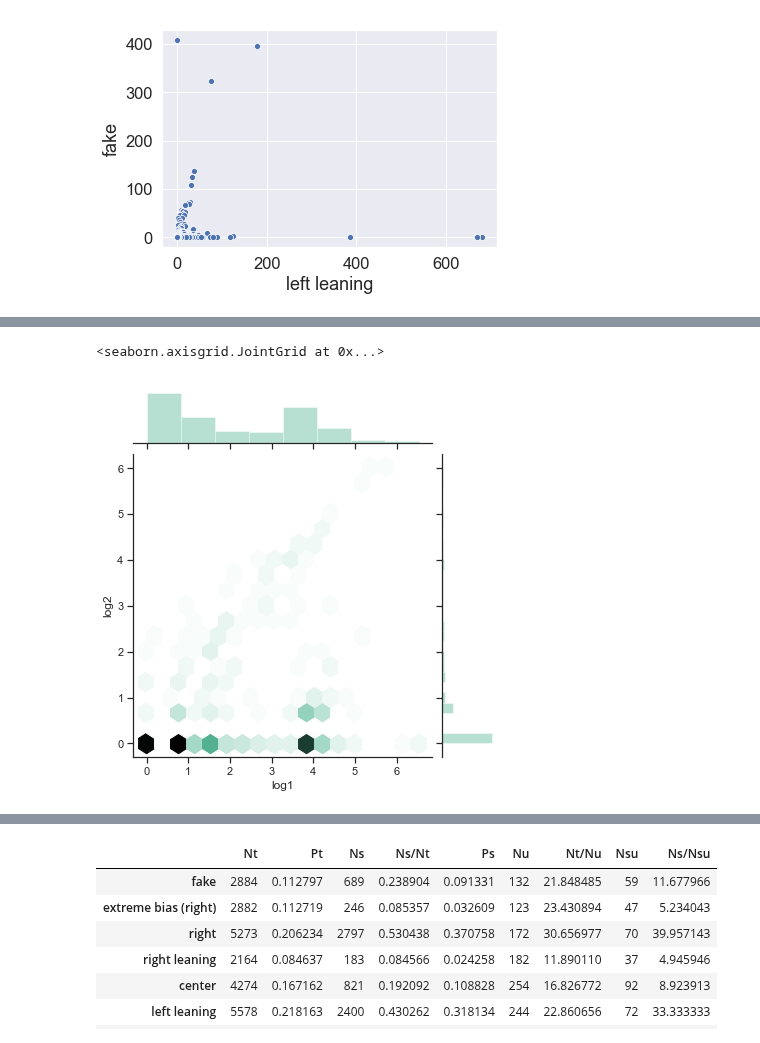
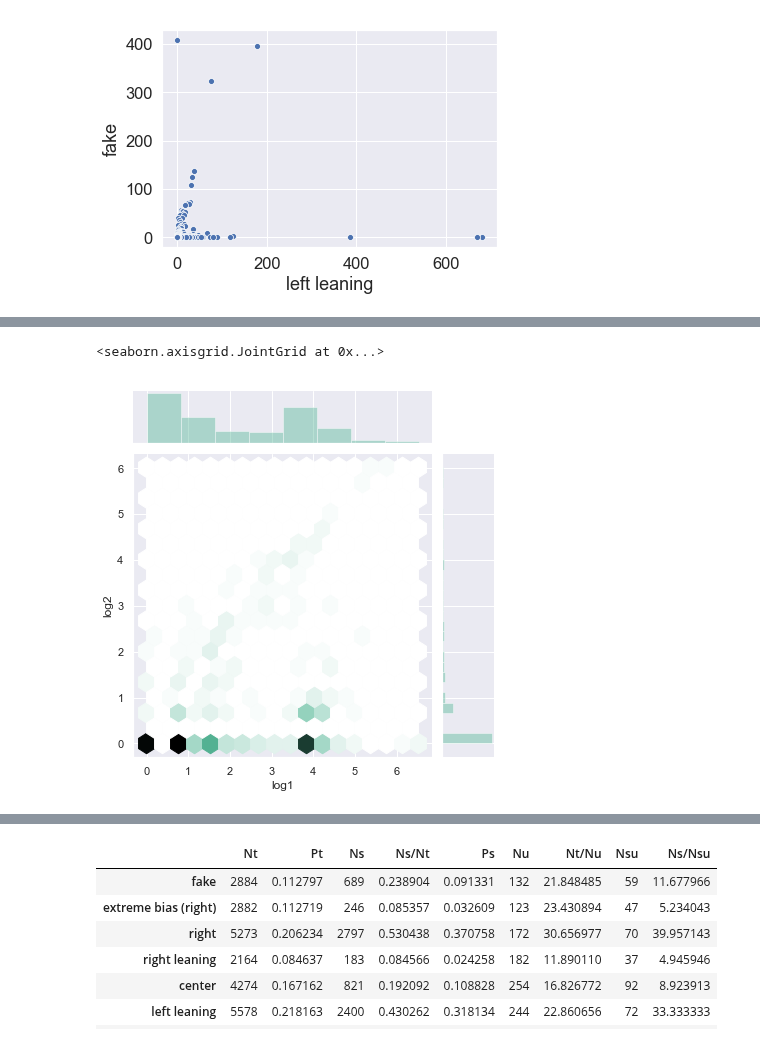
Before and after one commit to kayzhou/fake_news_during_election, a Jupyter notebook: all_tweets.ipynb, the cells around one changed output, grey strips where cells are left out. Cells and saved outputs as stored; diff of their text form; code cells hidden in the pictures.

```diff
--- a/all_tweets.ipynb
+++ b/all_tweets.ipynb
@@ -62,23 +111,15 @@ labels = [
 # %%
-sns.set_style("darkgrid")
-sns.set_palette("coolwarm_r", n_colors=8)
-
-tweets = all_tweets[all_tweets.c_alex!="-1"]
-media_type_counts = tweets["c_alex"].value_counts(normalize=True)
-# media_type_counts = tweets["c_alex"].value_counts()
-display(media_type_counts)
-
-plt.figure(figsize=(10, 6))
+plt.figure(figsize=(8, 6))
 x = range(len(media_type_counts))
 
 for i in x:
-    plt.bar(i, media_type_counts[labels[i]])
+    plt.bar(i, media_type_counts[labels[i]], width=0.6)
 
 plt.xticks(x, [labels[i] for i in x])
 # plt.xlabel("IRAs", fontsize=18)
-plt.ylabel('Num of tweets', fontsize=15)
-plt.xticks(rotation=45)
+plt.ylabel('$P_{t}$', fontsize=15)
+plt.xticks(rotation=45, fontsize=13)
 # plt.yticks(fontsize=14)
 
-# plt.savefig("fig/size-of-intersection500.pdf", dpi=300, bbox_inches='tight')
+plt.savefig("fig/Pt-ira.pdf", dpi=300, bbox_inches='tight')
 # %% [output]
@@ -96,19 +126,0 @@ Name: c_alex, dtype: float64
-# %%
-tweets = ira_tweets[ira_tweets.c_alex!="-1"]
-media_type_counts = tweets["c_alex"].value_counts(normalize=True)
-# media_type_counts = tweets["c_alex"].value_counts()
-display(media_type_counts)
-
-plt.figure(figsize=(10, 6))
-x = range(len(media_type_counts))
-
-for i in x:
-    plt.bar(i, media_type_counts[labels[i]])
-
-plt.xticks(x, [labels[i] for i in x])
-# plt.xlabel("IRAs", fontsize=18)
-plt.ylabel('Num of tweets', fontsize=15)
-plt.xticks(rotation=45)
-# plt.yticks(fontsize=14)
-
-# plt.savefig("fig/size-of-intersection500.pdf", dpi=300, bbox_inches='tight')
@@ -288,9 +288,3 @@ for label in labels:
     all_users = all_users.astype({label: int,
                                   label + "_source": int,
                                   label + "_source_rate": float})
-# %%
-for i, row in tqdm(all_users.iterrows()):
-    _sum = 0
-    for lab in labels:
-        _sum += row[lab]
-    all_users.loc[i, "_sum"] = _sum
@@ -434,14 +443,14 @@ sns.scatterplot(x="center+left", y="fake+right", data=IRA_u)
 # %%
 import numpy as np
 import seaborn as sns
-sns.set(style="ticks")
+sns.set(style="darkgrid")
 
 IRA_u['log1'] = np.log(IRA_u["center+left"] + 1)
 IRA_u['log2'] = np.log(IRA_u["fake"] + 1)
 sns.jointplot(x="log1", y="log2", data=IRA_u, kind="hex", color="#4CB391")
 # %% [output]
 <seaborn.axisgrid.JointGrid at 0x...>
-[figure, old version]
+[figure, new version]
 # %%
 IRA_u["fake/left"].hist(bins=30)
 # %% [output]
```
Also changed, not shown: parts of 43 cells of this notebook.
